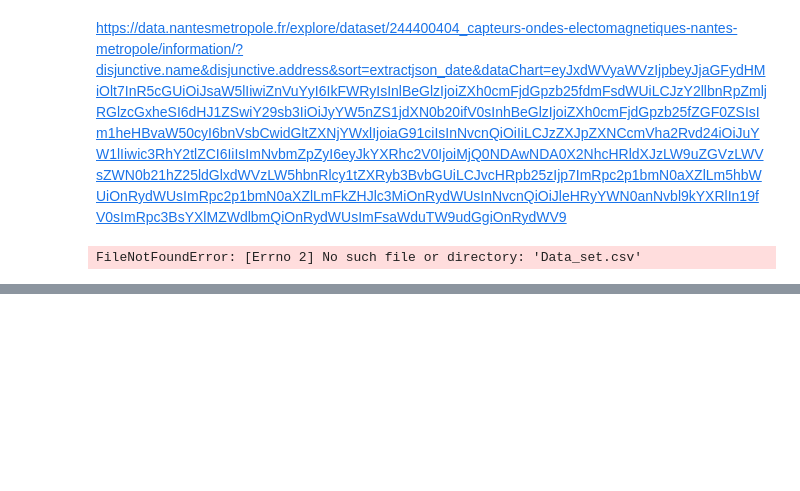
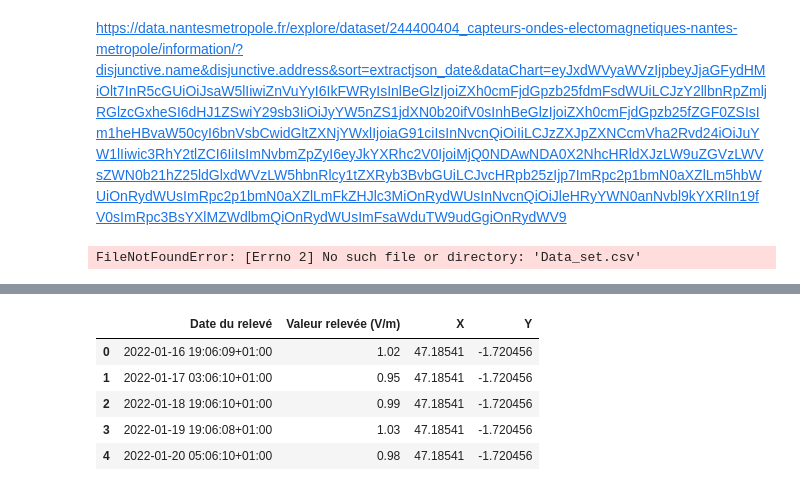
Before and after one commit to AloisECN/Projet_apst2, a Jupyter notebook: Ini_data_treatment.ipynb, the cells around one changed output, grey strips where cells are left out. Cells and saved outputs as stored; diff of their text form; code cells hidden in the pictures; blank space fills up the shorter version.

```diff
--- a/Ini_data_treatment.ipynb
+++ b/Ini_data_treatment.ipynb
@@ -40,0 +75,18 @@ df = df.drop(columns=['geolocalisation','Valeur du dernier relevé (V/m)','Ident
+# %%
+#On transforme les colonnes X et Y en float
+df['X'] = df['X'].str.replace(',','.')
+df['Y'] = df['Y'].str.replace(',','.')
+
+df['Y'] = df['Y'].astype(float)
+df['X'] = df['X'].astype(float)
+
+#On transforme la collonne date du relevé en datetime
+df['Date du relevé'] = pd.to_datetime(df['Date du relevé'])
+df.head()
+# %% [output]
+|  | Date du relevé | Valeur relevée (V/m) | X | Y |
+| 0 | 2022-01-16 19:06:09+01:00 | 1.02 | 47.18541 | -1.720456 |
+| 1 | 2022-01-17 03:06:10+01:00 | 0.95 | 47.18541 | -1.720456 |
+| 2 | 2022-01-18 19:06:10+01:00 | 0.99 | 47.18541 | -1.720456 |
+| 3 | 2022-01-19 19:06:08+01:00 | 1.03 | 47.18541 | -1.720456 |
+| 4 | 2022-01-20 05:06:10+01:00 | 0.98 | 47.18541 | -1.720456 |
```
Also changed, not shown: parts of 13 cells of this notebook, 1 other file.
